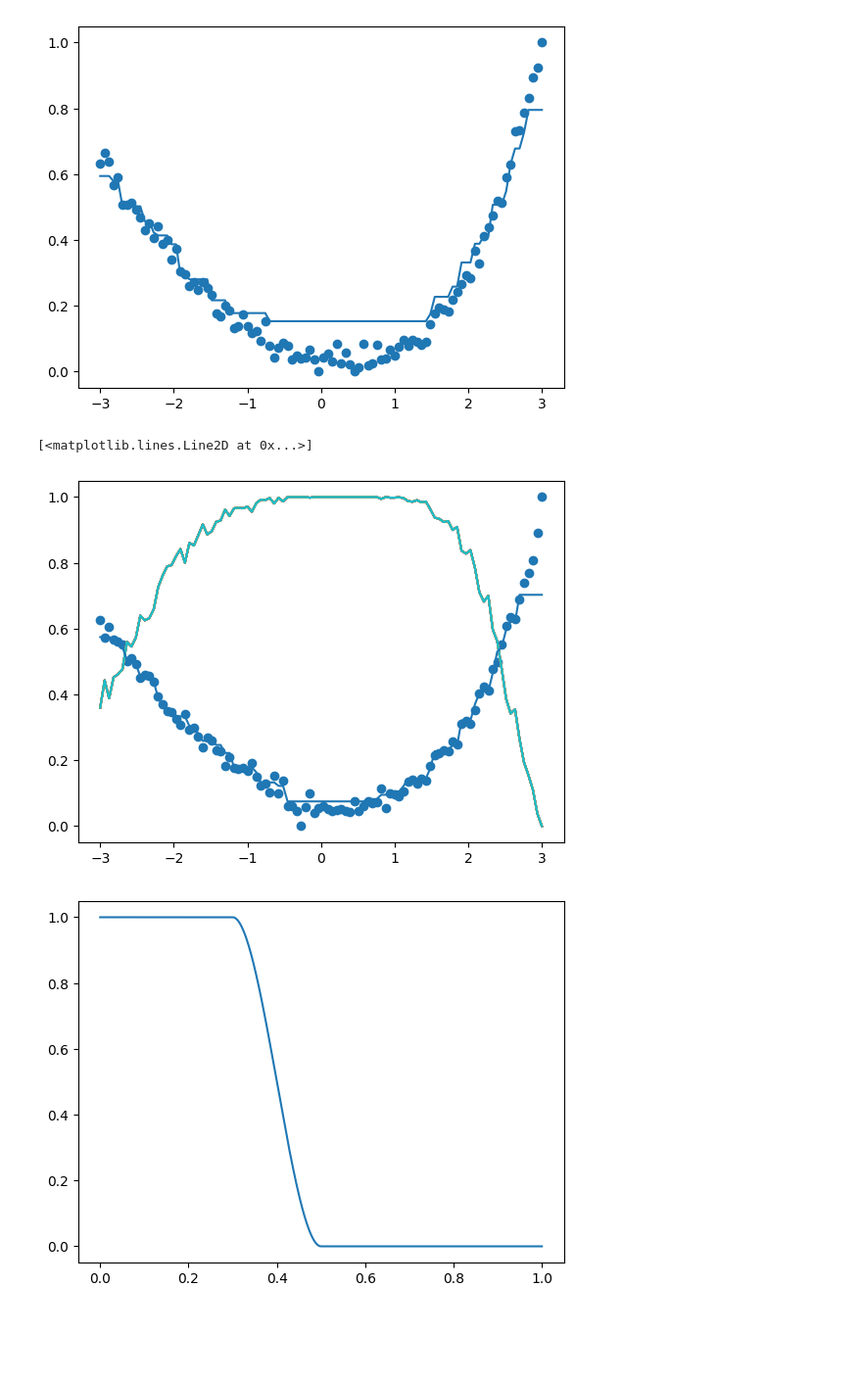
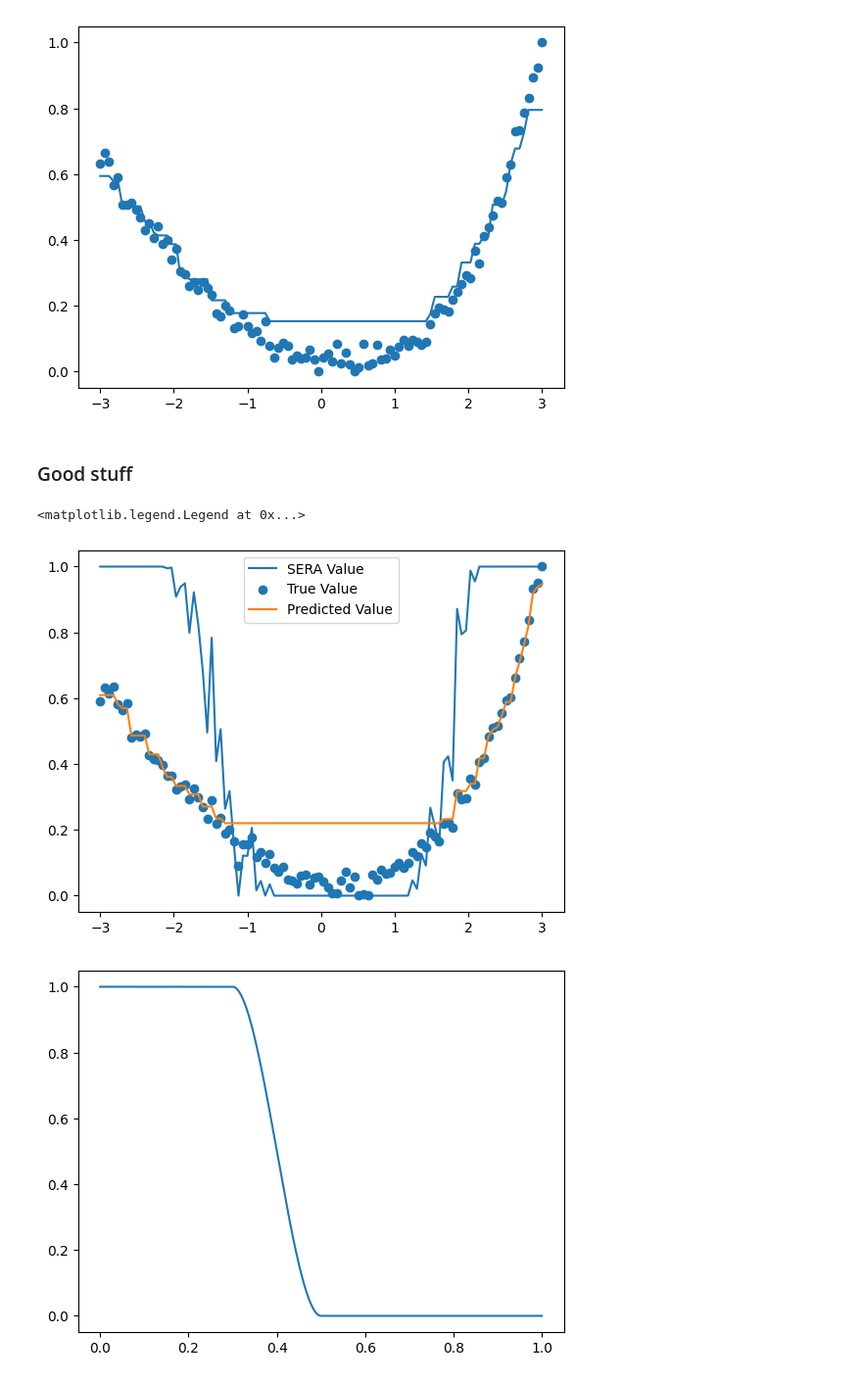
Before and after one commit to fcelya/solar-wind-generation, a Jupyter notebook: xgboost_custom_loss.ipynb, the cells around one changed output. Shown at 98% size. Cells and saved outputs as stored; diff of their text form; code cells hidden in the pictures; blank space fills up the shorter version.

```diff
--- a/xgboost_custom_loss.ipynb
+++ b/xgboost_custom_loss.ipynb
@@ -90,32 +93,39 @@ plt.plot(x,y_pred)
 # %% [output]
 [<matplotlib.lines.Line2D at 0x...>]
 [figure]
+# %% [markdown]
+### Good stuff
 # %%
-def sera_loss(y_true, y_pred,min_p=20,max_p=100):
+def sera_loss(y_true, y_pred,min_p=30,max_p=70):
+    if not hasattr(sera_loss, "first_run"):
+        sera_loss.first_run = True
+
     mini = np.min(y_true)-1e-3
     maxi = np.max(y_true)+1e-3
     semi1 = np.percentile(y_true, min_p)
     semi2 = np.percentile(y_true, max_p)
-    pchip = CubicHermiteSpline([mini,semi1,semi2,maxi],[1,1,0,0],[0,0,0,0])
+    pchip = CubicHermiteSpline([mini,semi1,semi2,maxi],[0,0,1,1],[0,0,0,0])
     pchip_v = np.vectorize(pchip)
     phis = pchip_v(y_true)
-    plt.plot(x,phis)
+    if sera_loss.first_run:
+        plt.plot(x,phis,label='SERA Value')
+        sera_loss.first_run = False
 
     grad = 2*(y_pred - y_true)*phis
     hess = 2*phis
 
     return grad, hess
-
+# plt.subplots(1,1)
 model_custom = xgb.XGBRegressor(n_estimators=10, verbosity=2,subsample=1,max_depth=3,objective=sera_loss)
-model_custom.fit(pd.DataFrame({'x':x}),y_true)
-y_pred = model_custom.predict(pd.DataFrame({'x':x}))
+model_custom.fit(pd.DataFrame({'y':x}),y_true)
+y_pred = model_custom.predict(pd.DataFrame({'y':x}))
 a = y_pred
-plt.scatter(x,y_true)
-plt.plot(x,y_pred)
-plt.legend(['true values','predicted_values','SERA'])
+plt.scatter(x,y_true,label='True Value')
+plt.plot(x,y_pred,label='Predicted Value')
+plt.legend()
 # %% [output]
-[<matplotlib.lines.Line2D at 0x...>]
+<matplotlib.legend.Legend at 0x...>
-[figure, old version]
+[figure, new version]
 # %%
 # def cubic_hermite_interpolation(points, derivatives):
 #   """
```
Also changed, not shown: parts of 2 cells of this notebook, 18 other files.
